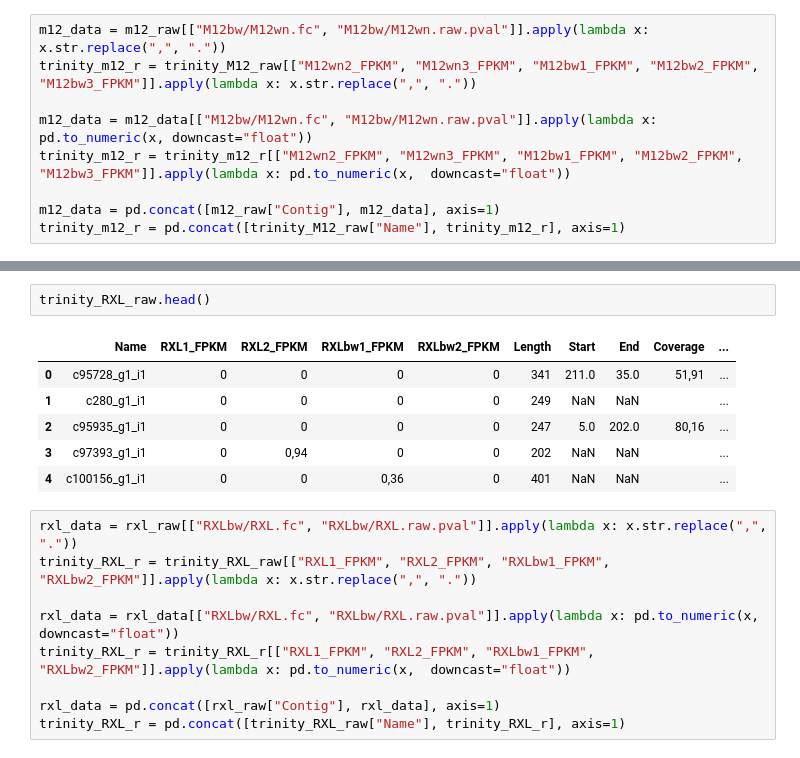
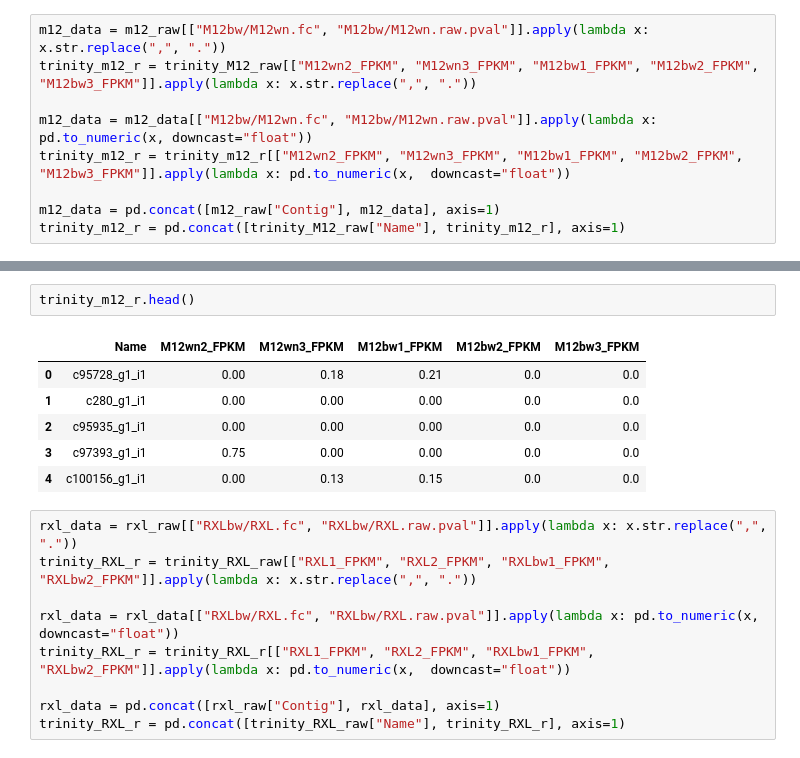
Before and after one commit to Janbinkowski96/transcriptome_analysis, a Jupyter notebook: Analiza DS2.ipynb, the cells around one changed output, grey strips where cells are left out. Cells and saved outputs as stored; diff of their text form.

```diff
--- a/Analiza DS2.ipynb
+++ b/Analiza DS2.ipynb
@@ -69,12 +72,12 @@ rxl_raw.head()
 # %%
-trinity_RXL_raw.head()
+trinity_m12_r.head()
 # %% [output]
-|  | Name | RXL1_FPKM | RXL2_FPKM | RXLbw1_FPKM | RXLbw2_FPKM | Length | Start | End | Coverage | ... |
-| 0 | c95728_g1_i1 | 0 | 0 | 0 | 0 | 341 | 211.0 | 35.0 | 51,91 | ... |
-| 1 | c280_g1_i1 | 0 | 0 | 0 | 0 | 249 | NaN | NaN |  | ... |
-| 2 | c95935_g1_i1 | 0 | 0 | 0 | 0 | 247 | 5.0 | 202.0 | 80,16 | ... |
-| 3 | c97393_g1_i1 | 0 | 0,94 | 0 | 0 | 202 | NaN | NaN |  | ... |
-| 4 | c100156_g1_i1 | 0 | 0 | 0,36 | 0 | 401 | NaN | NaN |  | ... |
+|  | Name | M12wn2_FPKM | M12wn3_FPKM | M12bw1_FPKM | M12bw2_FPKM | M12bw3_FPKM |
+| 0 | c95728_g1_i1 | 0.00 | 0.18 | 0.21 | 0.0 | 0.0 |
+| 1 | c280_g1_i1 | 0.00 | 0.00 | 0.00 | 0.0 | 0.0 |
+| 2 | c95935_g1_i1 | 0.00 | 0.00 | 0.00 | 0.0 | 0.0 |
+| 3 | c97393_g1_i1 | 0.75 | 0.00 | 0.00 | 0.0 | 0.0 |
+| 4 | c100156_g1_i1 | 0.00 | 0.13 | 0.15 | 0.0 | 0.0 |
 # %%
 rxl_data = rxl_raw[["RXLbw/RXL.fc", "RXLbw/RXL.raw.pval"]].apply(lambda x: x.str.replace(",", "."))
 trinity_RXL_r = trinity_RXL_raw[["RXL1_FPKM", "RXL2_FPKM", "RXLbw1_FPKM", "RXLbw2_FPKM"]].apply(lambda x: x.str.replace(",", "."))
```
Also changed, not shown: parts of 45 cells of this notebook.
